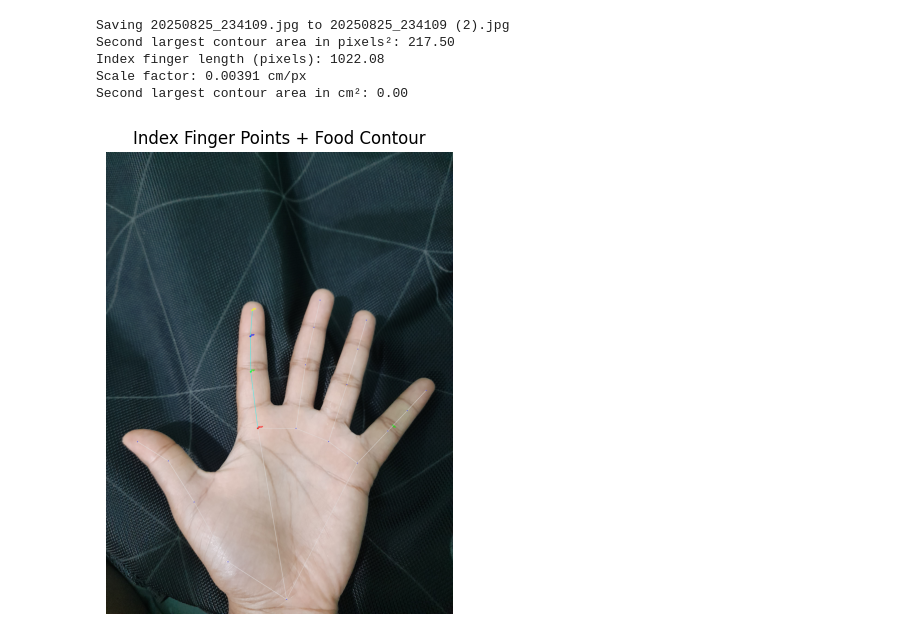
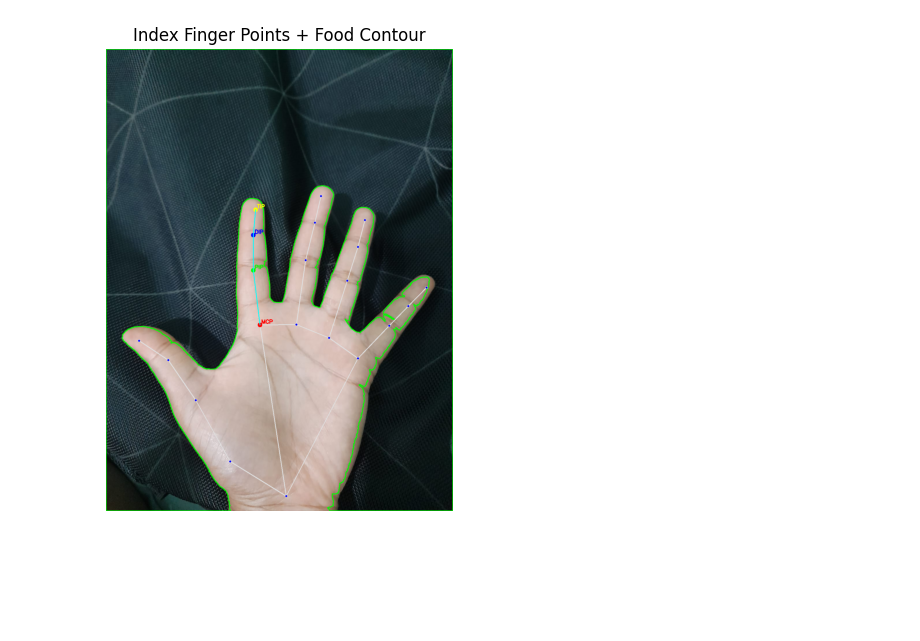
Before and after one commit to wizkers007/fooddetection, a Jupyter notebook: Food_volume_detection_with_reference_object.ipynb, the cells around one changed output. Saved outputs shown, nothing was run; the diff lists cells and outputs as text; code cells hidden in the pictures; blank space fills up the shorter version.

Commit message:
Largest contour and index finger detected

```diff
--- a/Food_volume_detection_with_reference_object.ipynb
+++ b/Food_volume_detection_with_reference_object.ipynb
@@ -11,6 +11,7 @@ import mediapipe as mp
 import matplotlib.pyplot as plt
 import math
 from google.colab import files
+from google.colab import drive
 
 # --- Step 1: Initialize Mediapipe Hands ---
 mp_hands = mp.solutions.hands
@@ -32,9 +33,13 @@ hands = mp_hands.Hands(
 )
 
 # --- Step 2: Upload image ---
-uploaded = files.upload()
-img_path = list(uploaded.keys())[0]
-img = cv2.imread(img_path)
+#uploaded = files.upload()
+#img_path = list(uploaded.keys())[0]
+#img = cv2.imread(img_path)
+
+drive.mount('/content/drive')
+img = cv2.imread('/content/drive/MyDrive/hand1.jpg')
+
 
 # Convert to RGB (for Mediapipe + plotting)
 img_rgb = cv2.cvtColor(img, cv2.COLOR_BGR2RGB)
@@ -49,17 +54,19 @@ if len(contours) < 2:
     print("Not enough contours found!")
 else:
     contours_sorted = sorted(contours, key=cv2.contourArea, reverse=True)
-    second_largest_contour = contours_sorted[1]
+    #second_largest_contour = contours_sorted[1]
+    largest_contour = contours_sorted[0]
 
     # Draw contour on image
-    cv2.drawContours(img_rgb, [second_largest_contour], -1, (0, 255, 0), 2)
+    cv2.drawContours(img_rgb, [largest_contour], -1, (0, 255, 0), 2)
 
     # Calculate area
-    pixel_area = cv2.contourArea(second_largest_contour)
-    print(f"Second largest contour area in pixels²: {pixel_area:.2f}")
+    pixel_area = cv2.contourArea(largest_contour)
+    print(f"largest contour area in pixels²: {pixel_area:.2f}")
 
 # --- Step 4: Detect hand + index finger
 results = hands.process(img_rgb)
+print("This part is running")
 
 if results.multi_hand_landmarks:
     for hand_landmarks in results.multi_hand_landmarks:
@@ -104,7 +111,7 @@ if results.multi_hand_landmarks:
         # --- Step 5: Convert food area into cm² ---
         if pixel_area:
             real_area_cm2 = pixel_area * (scale ** 2)
-            print(f"Second largest contour area in cm²: {real_area_cm2:.2f}")
+            print(f"Largest contour area in cm²: {real_area_cm2:.2f}")
 
 # --- Step 6: Display result ---
 plt.figure(figsize=(8,6))
@@ -134,6 +140 @@ Enter your finger length in cm: 4
-Saving 20250825_234109.jpg to 20250825_234109 (2).jpg
-Second largest contour area in pixels²: 217.50
-Index finger length (pixels): 1022.08
-Scale factor: 0.00391 cm/px
-Second largest contour area in cm²: 0.00
-[figure, old version]
+[figure, new version]
```
Also changed, not shown: parts of 1 cell of this notebook.
